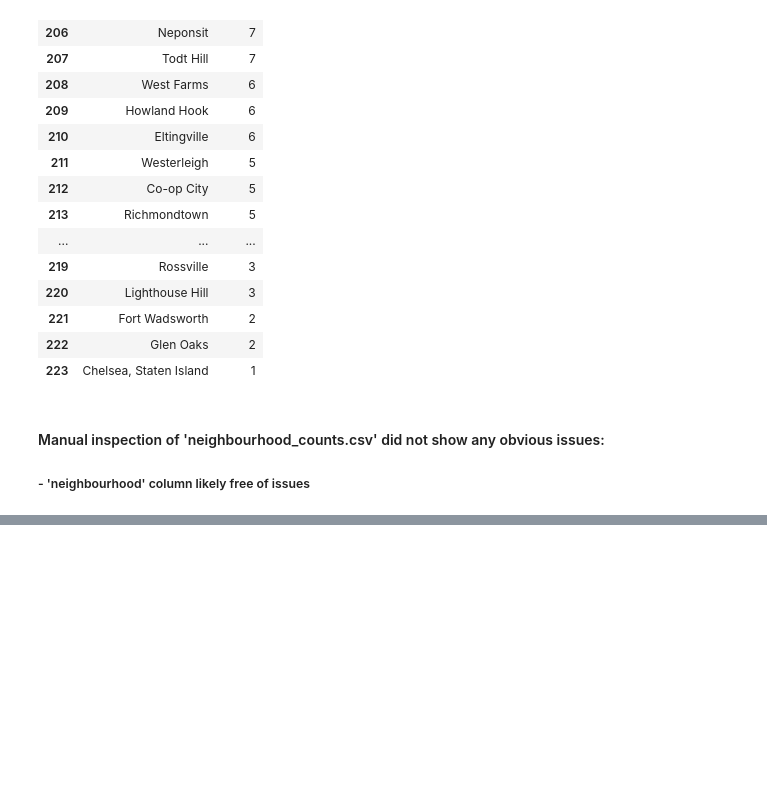
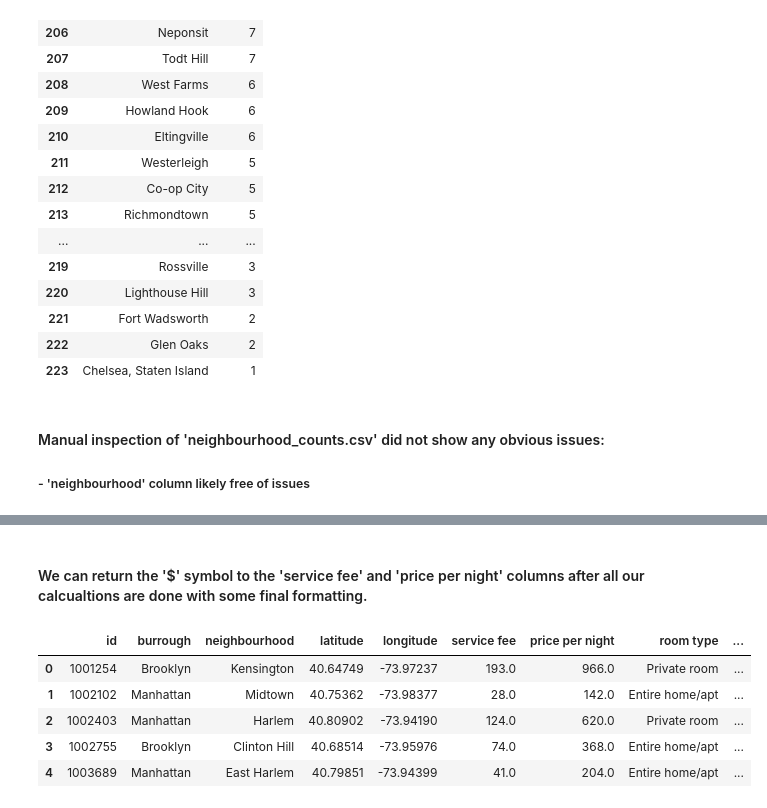
Before and after one commit to nickbartram/team6_project, a Jupyter notebook: main.ipynb, the cells around one changed output, grey strips where cells are left out. Saved outputs shown, nothing was run; the diff lists cells and outputs as text; code cells hidden in the pictures; blank space fills up the shorter version.

```diff
--- a/main.ipynb
+++ b/main.ipynb
@@ -234,0 +274,21 @@ neighbourhood_counts.to_csv('neighbourhood_counts.csv', index=False)
+# %% [markdown]
+#### We can return the '$' symbol to the 'service fee' and 'price per night' columns after all our calcualtions are done with some final formatting.
+# %%
+# Several columns are showing unnecesary decimals (.0), and would make more sense as integers
+# This is more for visual clarity than calucaltions
+# Create a list of all these columns so they can all be cast to integer at once
+int_casts = ['minimum nights', 'construction year', 'number of reviews',
+              'review rate number', 'calculated host listings count', 'days available per year' ]
+
+# Cast every member of the list to integer
+clean_df[int_casts] = clean_df[int_casts].astype(int)
+
+# Preview results
+clean_df.head()
+# %% [output]
+|  | id | burrough | neighbourhood | latitude | longitude | service fee | price per night | room type | ... |
+| 0 | 1001254 | Brooklyn | Kensington | 40.64749 | -73.97237 | 193.0 | 966.0 | Private room | ... |
+| 1 | 1002102 | Manhattan | Midtown | 40.75362 | -73.98377 | 28.0 | 142.0 | Entire home/apt | ... |
+| 2 | 1002403 | Manhattan | Harlem | 40.80902 | -73.94190 | 124.0 | 620.0 | Private room | ... |
+| 3 | 1002755 | Brooklyn | Clinton Hill | 40.68514 | -73.95976 | 74.0 | 368.0 | Entire home/apt | ... |
+| 4 | 1003689 | Manhattan | East Harlem | 40.79851 | -73.94399 | 41.0 | 204.0 | Entire home/apt | ... |
```
Also changed, not shown: parts of 2 cells of this notebook.
